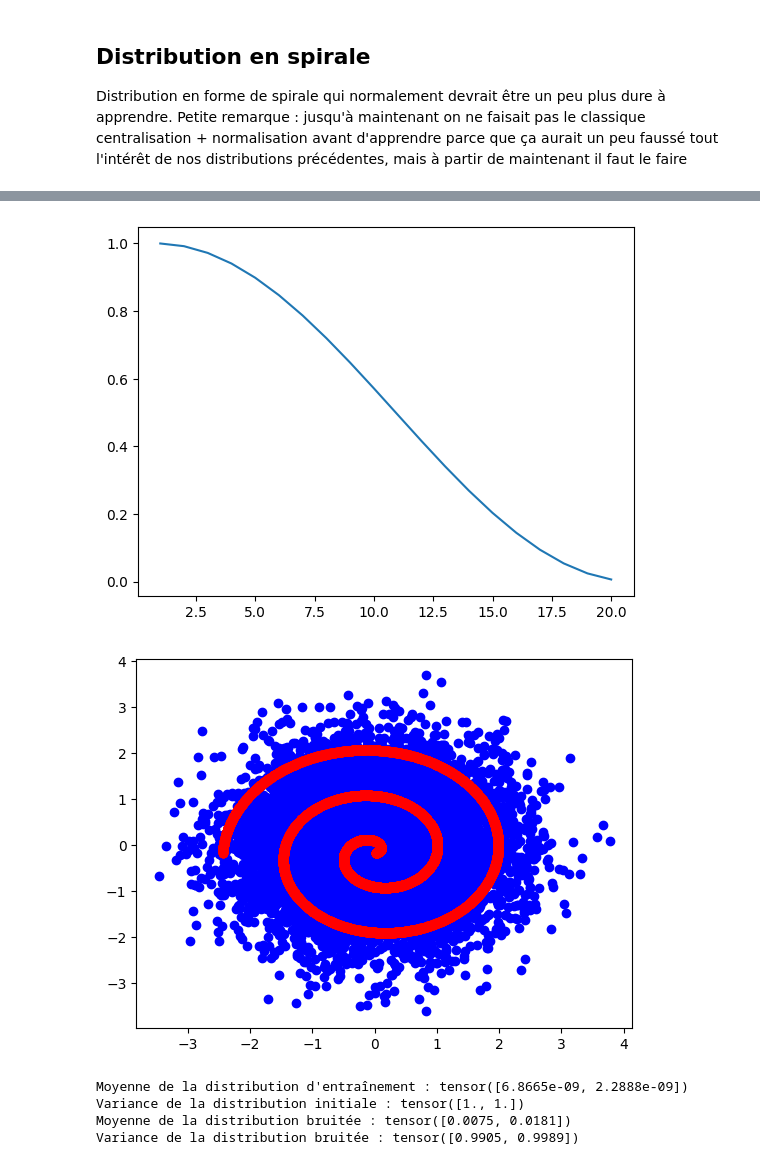
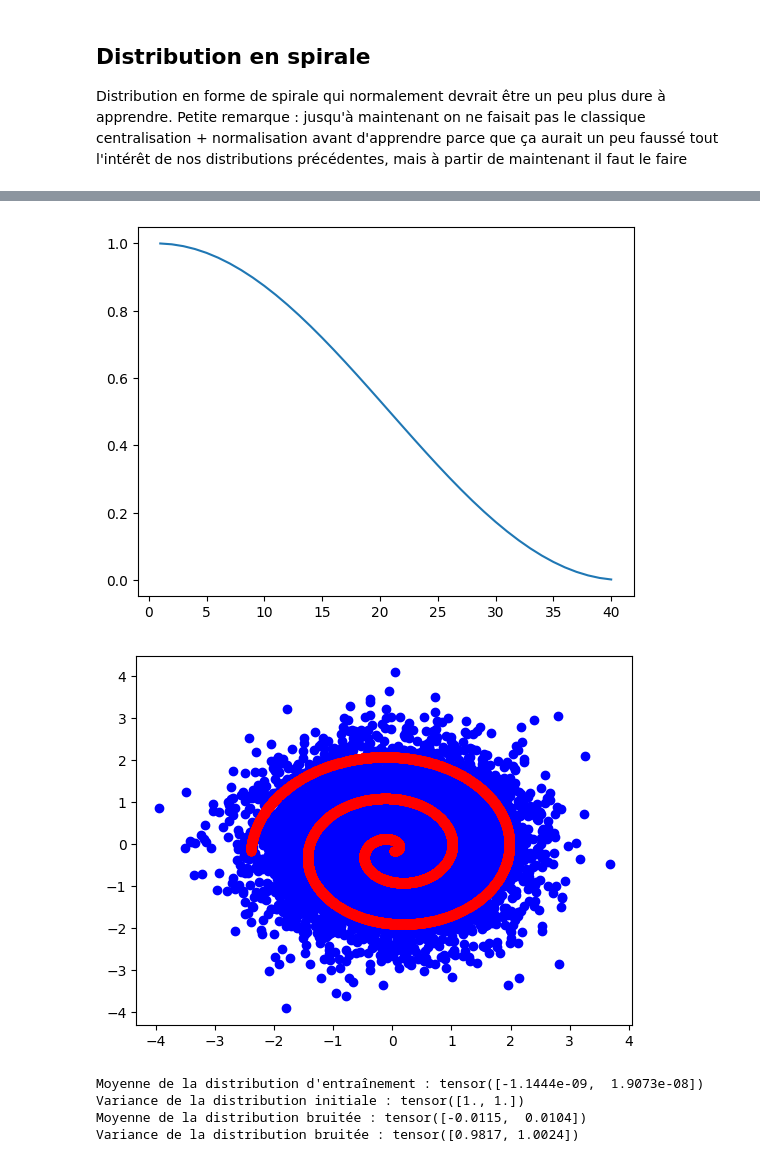
Before and after one commit to crdevio/DiffusionModel, a Jupyter notebook: basic_diffusion.ipynb, the cells around one changed output, grey strips where cells are left out. Drawn from its saved outputs; the diff is of its cells as text; code cells hidden in the pictures.

```diff
--- a/basic_diffusion.ipynb
+++ b/basic_diffusion.ipynb
@@ -115,11 +115,11 @@ class Diff(nn.Module):
         # model_output = epsilon_theta, timestep = t, sample = x_t
         # but: avoir x_{t-1}
         t = timestep
-        coef_eps_t= ((1-self.alphas[t])/self.sqrt_one_minus_alphas_cumprod[t]).reshape(-1,1).to(device)
-        coef_first_t = (1/self.alphas[t] ** 0.5).reshape(-1,1).to(device)
-        pred_prev_sample = (coef_first_t*(sample-coef_eps_t*model_output)).to(device)
+        coef_eps_t = ((1 - self.alphas[t]) / self.sqrt_one_minus_alphas_cumprod[t]).reshape(-1,1).to(device)
+        coef_first_t = (1 / self.alphas[t] ** 0.5).reshape(-1,1).to(device)
+        pred_prev_sample = (coef_first_t * (sample - coef_eps_t * model_output)).to(device)
         variance = 0
-        if t > 0:
+        if t > 1:
             noise = torch.randn_like(model_output).to(self.device)
             variance = ((self.betas[t] ** 0.5) * noise).to(device)
 
@@ -390,31 +399,31 @@ dataloader_spirale = DataLoader(dataset_spirale, batch_size=batch_size, shuffle=
 # %%
 lr = 1e-3
 num_epochs = 1000
-num_timesteps = 20
+num_timesteps = 40
 
 beta_start = 1e-4
 beta_end = 0.05
 
-network_spirale = DiffusionModel(dim, nblocks=2, nunits=64).to(device)
-model_spirale = Diff(network,num_timesteps,device = device, beta_start=beta_start, beta_end=beta_end)
+network_spirale = DiffusionModel(dim, nblocks=4, nunits=64).to(device)
+model_spirale = Diff(network_spirale,num_timesteps,device = device, beta_start=beta_start, beta_end=beta_end)
 model_spirale.plot_alphacumprods()
 
+noisy = get_full_noise(dataset_spirale, model_spirale)
 plt.scatter(noisy[:, 0], noisy[:, 1], color='blue')
 plt.scatter(dataset_spirale.data[:, 0], dataset_spirale.data[:, 1], color='red')
-noisy = get_full_noise(dataset_spirale, model_spirale)
 plt.show()
 
 print(f"Moyenne de la distribution d'entraînement : {torch.mean(dataset_spirale.data, axis=0)}")
 print(f"Variance de la distribution initiale : {torch.std(dataset_spirale.data, axis=0)}")
 print(f"Moyenne de la distribution bruitée : {torch.mean(noisy, axis=0)}")
 print(f"Variance de la distribution bruitée : {torch.std(noisy, axis=0)}")
 # %% [output]
-[figure, old version]
+[figure, new version]
-[figure, old version]
+[figure, new version]
-Moyenne de la distribution d'entraînement : tensor([6.8665e-09, 2.2888e-09])
+Moyenne de la distribution d'entraînement : tensor([-1.1444e-09,  1.9073e-08])
 Variance de la distribution initiale : tensor([1., 1.])
-Moyenne de la distribution bruitée : tensor([0.0075, 0.0181])
-Variance de la distribution bruitée : tensor([0.9905, 0.9989])
+Moyenne de la distribution bruitée : tensor([-0.0115,  0.0104])
+Variance de la distribution bruitée : tensor([0.9817, 1.0024])
 # %%
 optimizer_spirale = torch.optim.Adam(network_spirale.parameters(), lr=lr)
 training_loop(model_spirale,dataloader_spirale,optimizer_spirale,num_epochs,num_timesteps)
```
Also changed, not shown: parts of 10 cells of this notebook.
